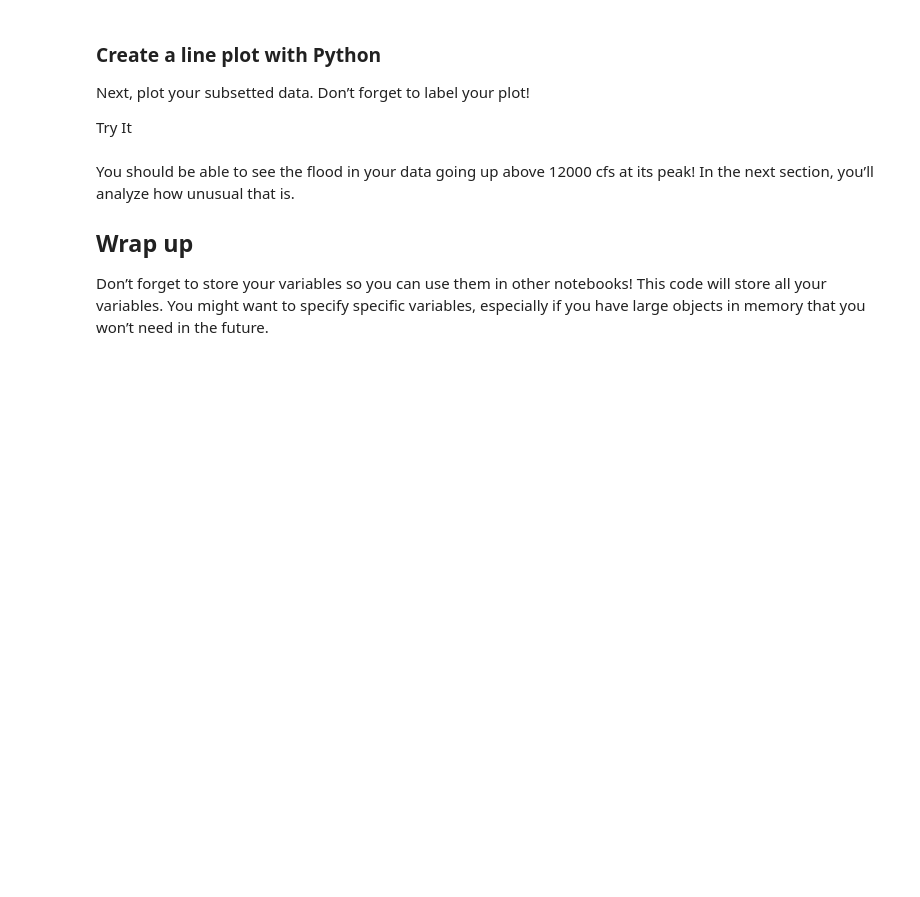
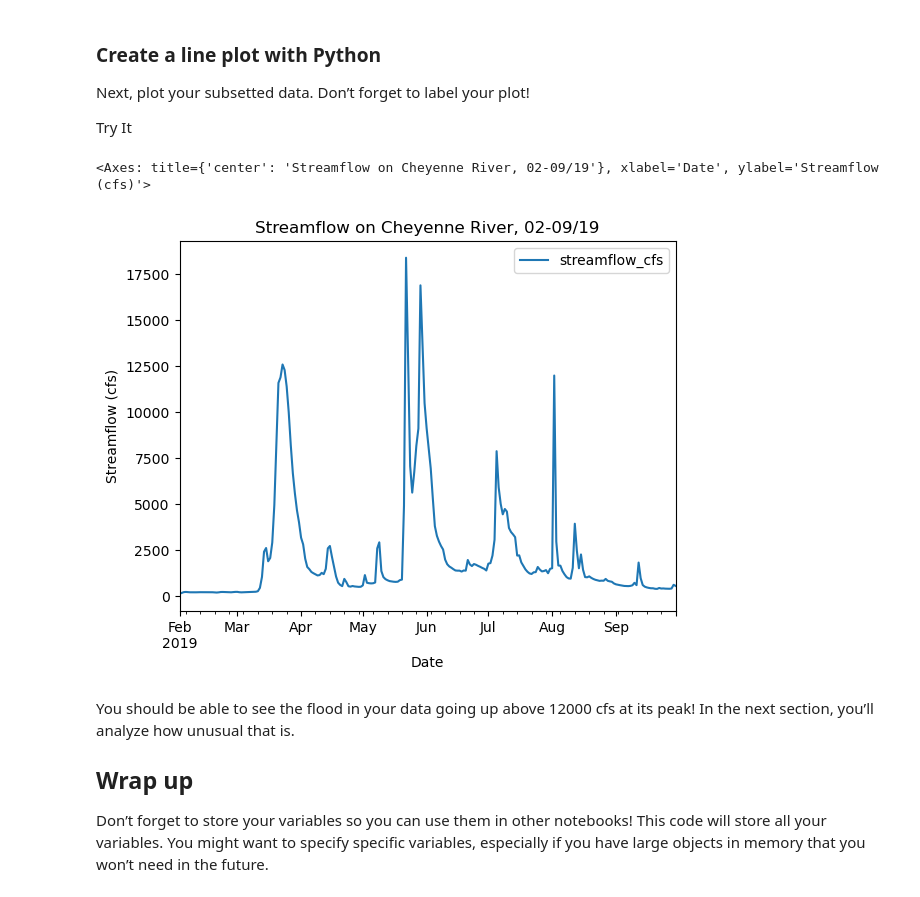
Before and after one commit to cu-esiil-edu/02-flood-summer-dupree, a Jupyter notebook: notebooks/flood-03-plot.ipynb, the cells around one changed output. Saved outputs shown, nothing was run; the diff lists cells and outputs as text; code cells hidden in the pictures; blank space fills up the shorter version.

Commit message:
Complete plot and frequency nb

```diff
--- a/notebooks/flood-03-plot.ipynb
+++ b/notebooks/flood-03-plot.ipynb
@@ -64,12 +76,15 @@ Next, plot your subsetted data. Don’t forget to label your plot!
 <link rel="stylesheet" type="text/css" href="./assets/styles.css"><div class="callout callout-style-default callout-titled callout-task"><div class="callout-header"><div class="callout-icon-container"><i class="callout-icon"></i></div><div class="callout-title-container flex-fill">Try It</div></div><div class="callout-body-container callout-body"></div></div>
 # %%
 (
-    dataframe_name
+    flood_df
     .plot(
-        xlabel='',
-        ylabel='',
-        title='')
+        xlabel='Date',
+        ylabel='Streamflow (cfs)',
+        title='Streamflow on Cheyenne River, 02-09/19')
 )
+# %% [output]
+<Axes: title={'center': 'Streamflow on Cheyenne River, 02-09/19'}, xlabel='Date', ylabel='Streamflow (cfs)'>
+[figure, added]
 # %% [markdown]
 You should be able to see the flood in your data going up above 12000
 cfs at its peak! In the next section, you’ll analyze how unusual that
```
Also changed, not shown: parts of 2 cells of this notebook, 2 other files.
